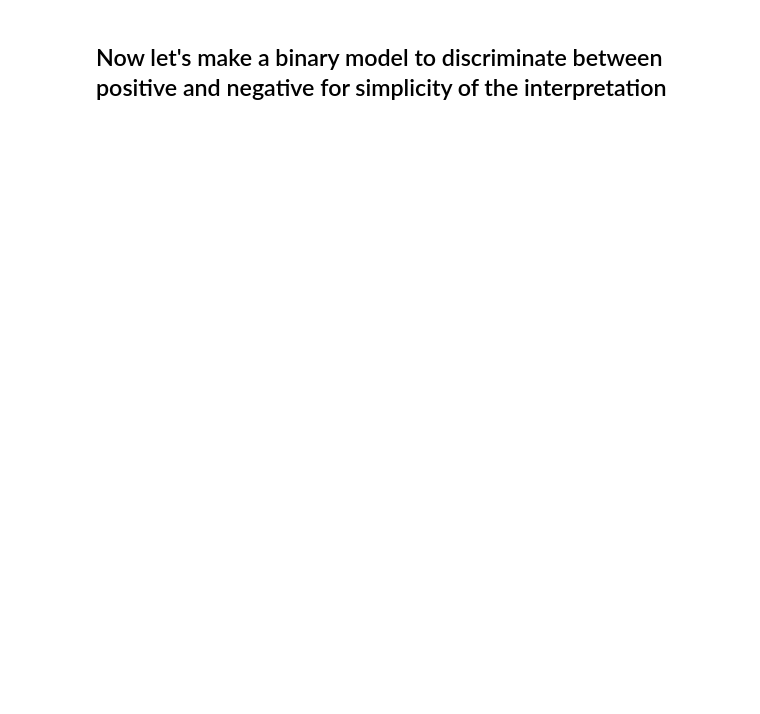
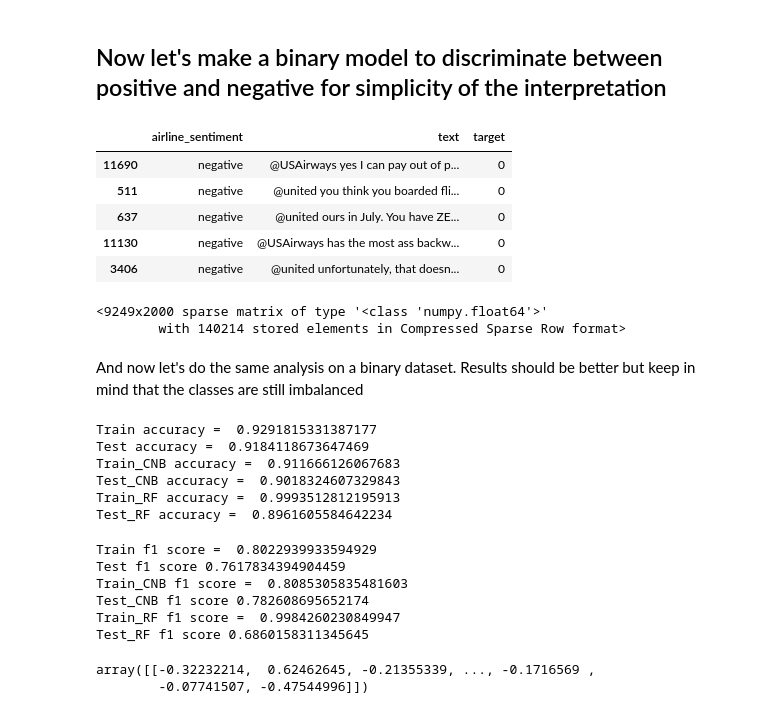
Before and after one commit to DrAlexSanz/nlpv2-course, a Jupyter notebook: Sentiment_analysis.ipynb, the cells around one changed output. Saved outputs shown, nothing was run; the diff lists cells and outputs as text; code cells hidden in the pictures; blank space fills up the shorter version.

```diff
--- a/Sentiment_analysis.ipynb
+++ b/Sentiment_analysis.ipynb
@@ -202,2 +202,76 @@ cm.plot(ax = ax)
 # %% [markdown]
 ## Now let's make a binary model to discriminate between positive and negative for simplicity of the interpretation
+# %%
+binary_target_list = [target_map["positive"], target_map["negative"]]
+df_b_train = df_train[df_train["target"].isin(binary_target_list)]
+df_b_test = df_test[df_test["target"].isin(binary_target_list)]
+# %%
+df_b_train.head()
+# %% [output]
+|  | airline_sentiment | text | target |
+| 11690 | negative | @USAirways yes I can pay out of p... | 0 |
+| 511 | negative | @united you think you boarded fli... | 0 |
+| 637 | negative | @united ours in July. You have ZE... | 0 |
+| 11130 | negative | @USAirways has the most ass backw... | 0 |
+| 3406 | negative | @united unfortunately, that doesn... | 0 |
+# %%
+x_train = featurizer.fit_transform(df_b_train["text"])
+x_test = featurizer.transform(df_b_test["text"])
+y_train = df_b_train["target"]
+y_test = df_b_test["target"]
+x_train
+# %% [output]
+<9249x2000 sparse matrix of type '<class 'numpy.float64'>'
+        with 140214 stored elements in Compressed Sparse Row format>
+# %% [markdown]
+And now let's do the same analysis on a binary dataset. Results should be better but keep in mind that the classes are still imbalanced
+# %%
+model = LogisticRegression(max_iter = 500)
+model_CNB = ComplementNB() # This one is in theory good for imbalanced classes
+model_RF = RandomForestClassifier(n_estimators = 200, class_weight = "balanced")
+
+model.fit(x_train, y_train)
+print("Train accuracy = ", model.score(x_train, y_train))
+print("Test accuracy = ", model.score(x_test, y_test))
+
+model_CNB.fit(x_train, y_train)
+print("Train_CNB accuracy = ", model_CNB.score(x_train, y_train))
+print("Test_CNB accuracy = ", model_CNB.score(x_test, y_test))
+
+model_RF.fit(x_train, y_train)
+print("Train_RF accuracy = ", model_RF.score(x_train, y_train))
+print("Test_RF accuracy = ", model_RF.score(x_test, y_test))
+# %% [output]
+Train accuracy =  0.9291815331387177
+Test accuracy =  0.9184118673647469
+Train_CNB accuracy =  0.911666126067683
+Test_CNB accuracy =  0.9018324607329843
+Train_RF accuracy =  0.9993512812195913
+Test_RF accuracy =  0.8961605584642234
+# %%
+pred_train = model.predict(x_train)
+pred_test = model.predict(x_test)
+print("Train f1 score = ", f1_score(y_train, pred_train, average = "binary")) # Just a few
+print("Test f1 score", f1_score(y_test, pred_test, average = "binary"))
+
+pred_train_CNB = model_CNB.predict(x_train)
+pred_test_CNB = model_CNB.predict(x_test)
+print("Train_CNB f1 score = ", f1_score(y_train, pred_train_CNB, average = "binary"))
+print("Test_CNB f1 score", f1_score(y_test, pred_test_CNB, average = "binary"))
+
+pred_train_RF = model_RF.predict(x_train)
+pred_test_RF = model_RF.predict(x_test)
+print("Train_RF f1 score = ", f1_score(y_train, pred_train_RF, average = "binary"))
+print("Test_RF f1 score", f1_score(y_test, pred_test_RF, average = "binary"))
+# %% [output]
+Train f1 score =  0.8022939933594929
+Test f1 score 0.7617834394904459
+Train_CNB f1 score =  0.8085305835481603
+Test_CNB f1 score 0.782608695652174
+Train_RF f1 score =  0.9984260230849947
+Test_RF f1 score 0.6860158311345645
+# %%
+model.coef_
+# %% [output]
+array([[-0.32232214,  0.62462645, -0.21355339, ..., -0.1716569 ,
+        -0.07741507, -0.47544996]])
```
Also changed, not shown: parts of 13 cells of this notebook.
